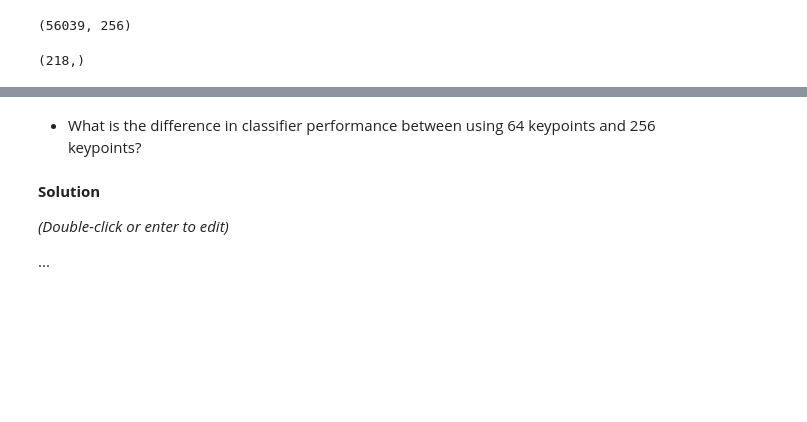
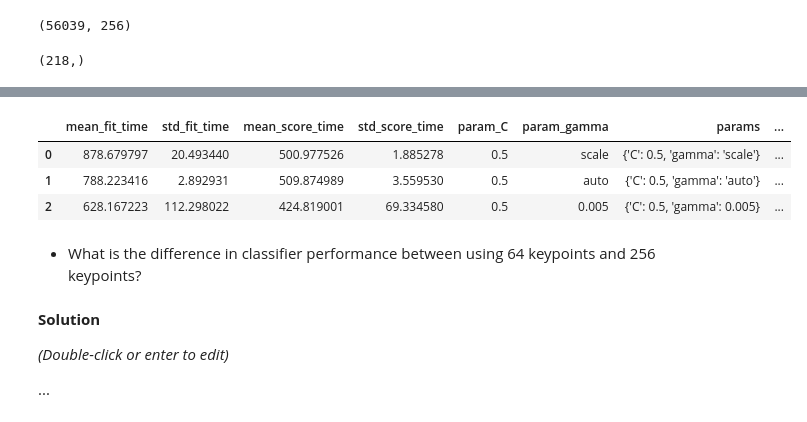
Before and after one commit to mario-rot/ComputerVisionCourse-MAI, a Jupyter notebook: Session 7/P7_Mario_Lauren.ipynb, the cells around one changed output, grey strips where cells are left out. Drawn from its saved outputs; the diff is of its cells as text; code cells hidden in the pictures; blank space fills up the shorter version.

```diff
--- a/Session 7/P7_Mario_Lauren.ipynb
+++ b/Session 7/P7_Mario_Lauren.ipynb
@@ -403,3 +410,10 @@ plot_confusion_matrix(confusion_matrix(tst_labs256, preds256),target_names,True,
+# %%
+pd.DataFrame(clf256.cv_results_)
+# %% [output]
+|  | mean_fit_time | std_fit_time | mean_score_time | std_score_time | param_C | param_gamma | params | ... |
+| 0 | 878.679797 | 20.493440 | 500.977526 | 1.885278 | 0.5 | scale | {'C': 0.5, 'gamma': 'scale'} | ... |
+| 1 | 788.223416 | 2.892931 | 509.874989 | 3.559530 | 0.5 | auto | {'C': 0.5, 'gamma': 'auto'} | ... |
+| 2 | 628.167223 | 112.298022 | 424.819001 | 69.334580 | 0.5 | 0.005 | {'C': 0.5, 'gamma': 0.005} | ... |
 # %% [markdown]
 *   What is the difference in classifier performance between using 64 keypoints and 256 keypoints?
 # %% [markdown]
```
Also changed, not shown: parts of 5 cells of this notebook.
